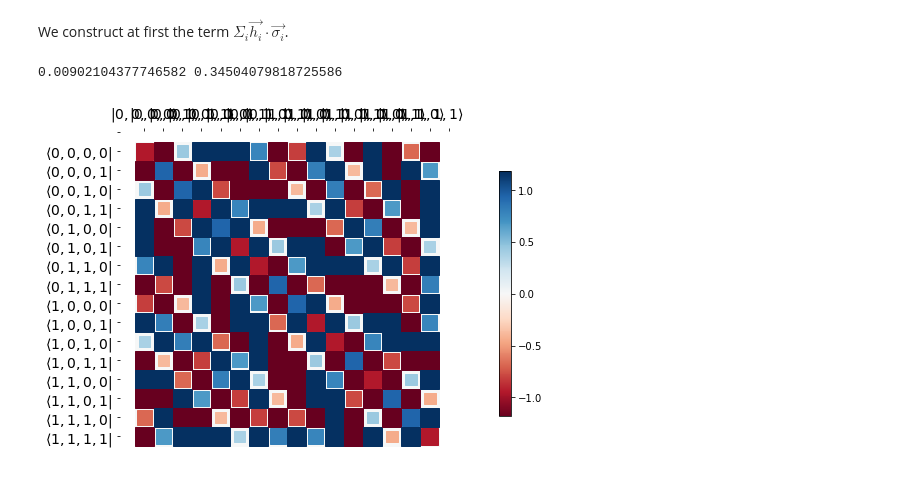
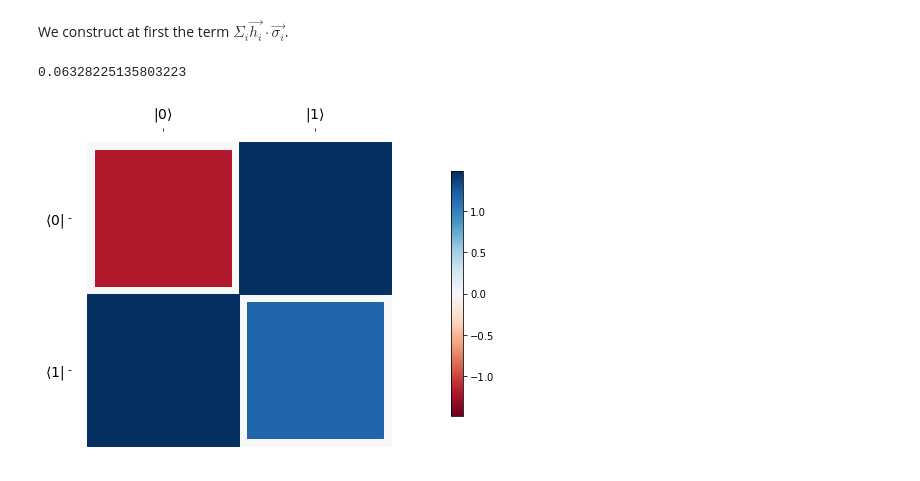
Before and after one commit to eckast161/PHYS_5070, a Jupyter notebook: Master_equation.ipynb, the cells around one changed output. Saved outputs shown, nothing was run; the diff lists cells and outputs as text; code cells hidden in the pictures.

```diff
--- a/Master_equation.ipynb
+++ b/Master_equation.ipynb
@@ -43,59 +73,60 @@ import time
 We construct at first the term $\Sigma_i\overrightarrow{h_{i}}\cdot\overrightarrow{\sigma_{i}}$.
 # %%
 # Matrix of vectors Nx3. This will be set by the user.
-
+Total_time=0
 #--------------------------------------------------------------------------------------------
 
 #code_block
-N=4 #Number of spins to be considered starting from the position 0
+N=1 #Number of spins to be considered starting from the position 0
 
 #Matr_h=[[0,-1,0.2],[0.4,0.2,-0.1],[0.2,-0.4,0.1],[-1,1,1]]   #Matrix for N=4 shown as example
 
-Matr_h=np.random.randn(N, 3)
+Matr_h=np.random.randn(N, 3) #The user can set this matrix which summarizes the vectors
 
 #Vector form of Pauli matrices
 
 def dot_arr_matr(f):
     return f[0]*sigmax()+f[1]*sigmay()+f[2]*sigmaz()
 
 def Pauli(i):
     if i==1:
         return sigmax()
     elif i==2:
         return sigmay()
     elif i==3:
         return sigmaz()
 
 #--------------------------------------------------------------------------------------------
+
+# Matrix of vectors Nx3. This will be set by the user.
+
+t0 = time.time()
+#--------------------------------------------------------------------------------------------
+
+# Independent hamiltonian of the system
+H_ind=[]
+
+for j in range(N):
+    H_ind.append(dot_arr_matr(Matr_h[j]))
+
+H=tensor(H_ind)
+
+
+t1 = time.time()
+
+hinton(H)
+
+#--------------------------------------------------------------------------------------------
+
+
+t2 = time.time()
+
+
+Total_time=Total_time+t2-t0
+print(t2-t0)
+# %% [output]
+0.06328225135803223
+[figure, added]
-# %%
-# Matrix of vectors Nx3. This will be set by the user.
-
-t0 = time.time()
-#--------------------------------------------------------------------------------------------
-
-# Independent hamiltonian of the system
-H_ind=[]
-
-for j in range(N):
-    H_ind.append(dot_arr_matr(Matr_h[j]))
-
-
-H=tensor(H_ind)
-t1 = time.time()
-
-hinton(H)
-
-#--------------------------------------------------------------------------------------------
-
-
-t2 = time.time()
-
-total = t1-t0
-
-print(t1-t0,t2-t0)
-# %% [output]
-0.00902104377746582 0.34504079818725586
-[figure, removed]
 # %%
 # Matrix of vectors Nx3. This will be set by the user.
 
```
Also changed, not shown: parts of 39 cells of this notebook.
